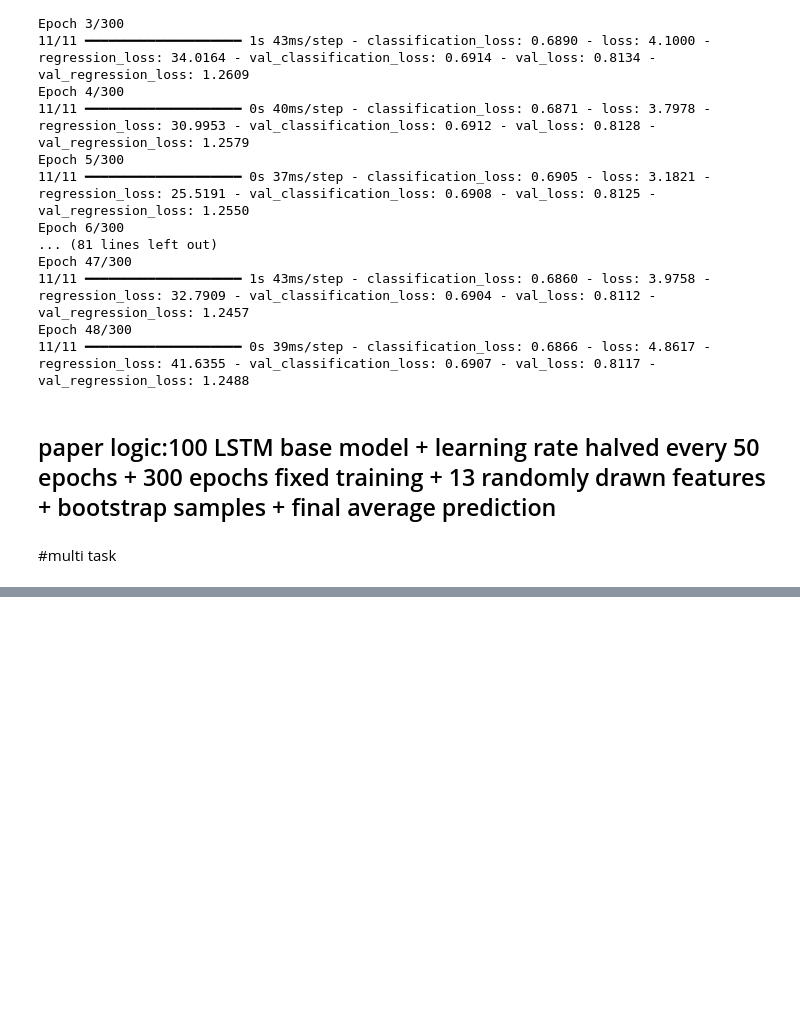
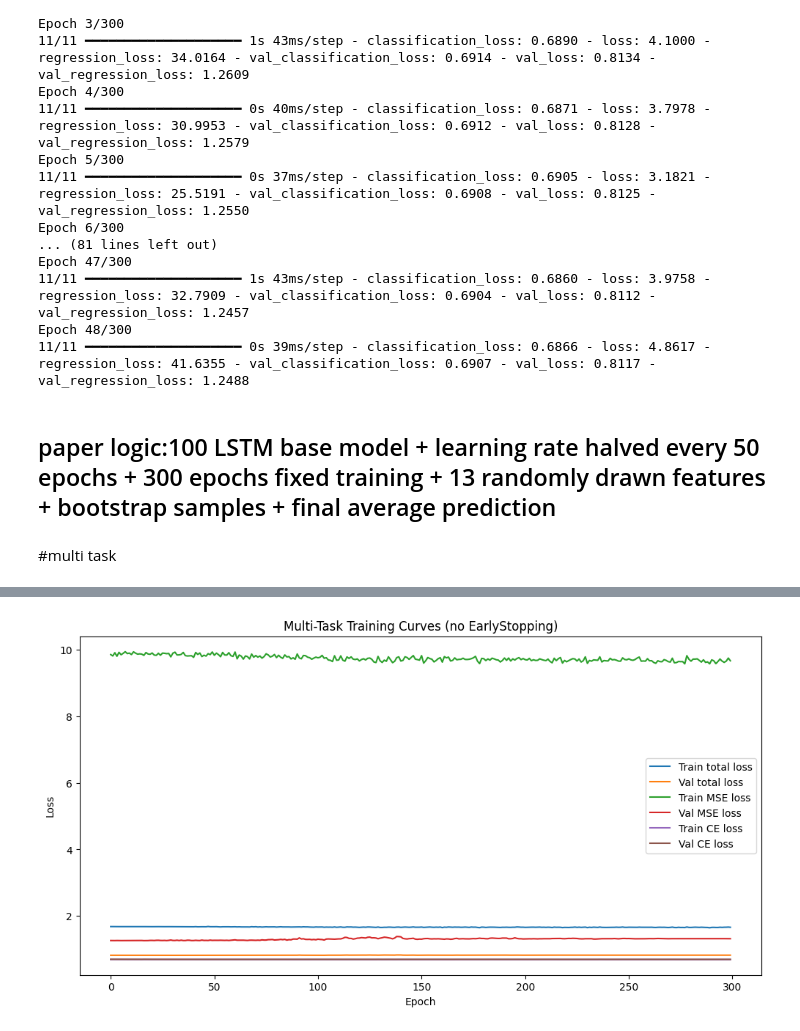
Before and after one commit to Kathy42xu/DL_TA, a Jupyter notebook: lstm_rf.ipynb, the cells around one changed output, grey strips where cells are left out. Cells and saved outputs as stored; diff of their text form; code cells hidden in the pictures; blank space fills up the shorter version.

```diff
--- a/lstm_rf.ipynb
+++ b/lstm_rf.ipynb
@@ -684,0 +703,82 @@ Test Balanced Accuracy: 0.5
+# %%
+import matplotlib.pyplot as plt
+import numpy as np
+import tensorflow as tf
+from tensorflow.keras import Input, Model
+from tensorflow.keras.layers import LSTM, Dense, Dropout
+from tensorflow.keras.callbacks import LearningRateScheduler
+from sklearn.model_selection import train_test_split
+
+# 1) Load & split data
+data = np.load("SP500_preprocessed.npz")
+X, y_reg, y_clf = data['X'], data['y_reg'], data['y_clf']
+mask = (~np.isnan(y_reg)) & (~np.isinf(y_reg))
+X, y_reg, y_clf = X[mask], y_reg[mask], y_clf[mask]
+y_reg = np.clip(y_reg, -10, 10)
+
+X_temp, X_test, y_reg_temp, y_reg_test, y_clf_temp, y_clf_test = train_test_split(
+    X, y_reg, y_clf, test_size=0.2, shuffle=False)
+X_train, X_val, y_reg_train, y_reg_val, y_clf_train, y_clf_val = train_test_split(
+    X_temp, y_reg_temp, y_clf_temp, test_size=0.125, shuffle=False)
+
+# 2) Build model function
+def build_model(input_dim):
+    inp = Input(shape=(50, input_dim))
+    x = LSTM(15)(inp)
+    x = Dense(30, activation="relu")(x)
+    x = Dropout(0.3)(x)
+    x = Dense(30, activation="relu")(x)
+    # regression branch
+    r = Dense(30, activation="relu")(x)
+    r = Dense(30, activation="relu")(r)
+    r = Dense(30, activation="relu")(r)
+    out_reg = Dense(1, name="regression")(r)
+    # classification branch
+    c = Dense(30, activation="relu")(x)
+    c = Dense(30, activation="relu")(c)
+    c = Dense(30, activation="relu")(c)
+    out_clf = Dense(2, activation="softmax", name="classification")(c)
+    model = Model(inp, [out_reg, out_clf])
+    model.compile(
+        optimizer=tf.keras.optimizers.Adam(1e-3),
+        loss={"regression":"mse","classification":"sparse_categorical_crossentropy"},
+        loss_weights={"regression":0.1,"classification":1.0}
+    )
+    return model
+
+# 3) Learning rate scheduler
+def lr_schedule(epoch, lr):
+    return 1e-3 * (0.5 ** (epoch // 50))
+lr_cb = LearningRateScheduler(lr_schedule)
+
+# 4) Prepare one subset of features (first 13 for example)
+feature_subset = 13
+feature_idx = list(range(feature_subset))
+X_train_sub = X_train[:, :, feature_idx]
+X_val_sub   = X_val[:, :, feature_idx]
+
+# 5) Train one model without EarlyStopping
+model = build_model(input_dim=feature_subset)
+history = model.fit(
+    X_train_sub, {"regression": y_reg_train, "classification": y_clf_train},
+    validation_data=(X_val_sub, {"regression": y_reg_val, "classification": y_clf_val}),
+    epochs=300,
+    batch_size=256,
+    callbacks=[lr_cb],
+    verbose=1
+)
+
+# 6) Plot loss curves
+plt.figure(figsize=(12, 6))
+plt.plot(history.history['loss'], label='Train total loss')
+plt.plot(history.history['val_loss'], label='Val total loss')
+plt.plot(history.history['regression_loss'], label='Train MSE loss')
+plt.plot(history.history['val_regression_loss'], label='Val MSE loss')
+plt.plot(history.history['classification_loss'], label='Train CE loss')
+plt.plot(history.history['val_classification_loss'], label='Val CE loss')
+plt.xlabel('Epoch')
+plt.ylabel('Loss')
+plt.title('Multi-Task Training Curves (no EarlyStopping)')
+plt.legend()
+plt.show()
+# %% [output]
@@ -685,2 +802,3 @@ Test Balanced Accuracy: 0.5
+[figure, added]
 # %%
 import numpy as np
```
Also changed, not shown: parts of 7 cells of this notebook.
